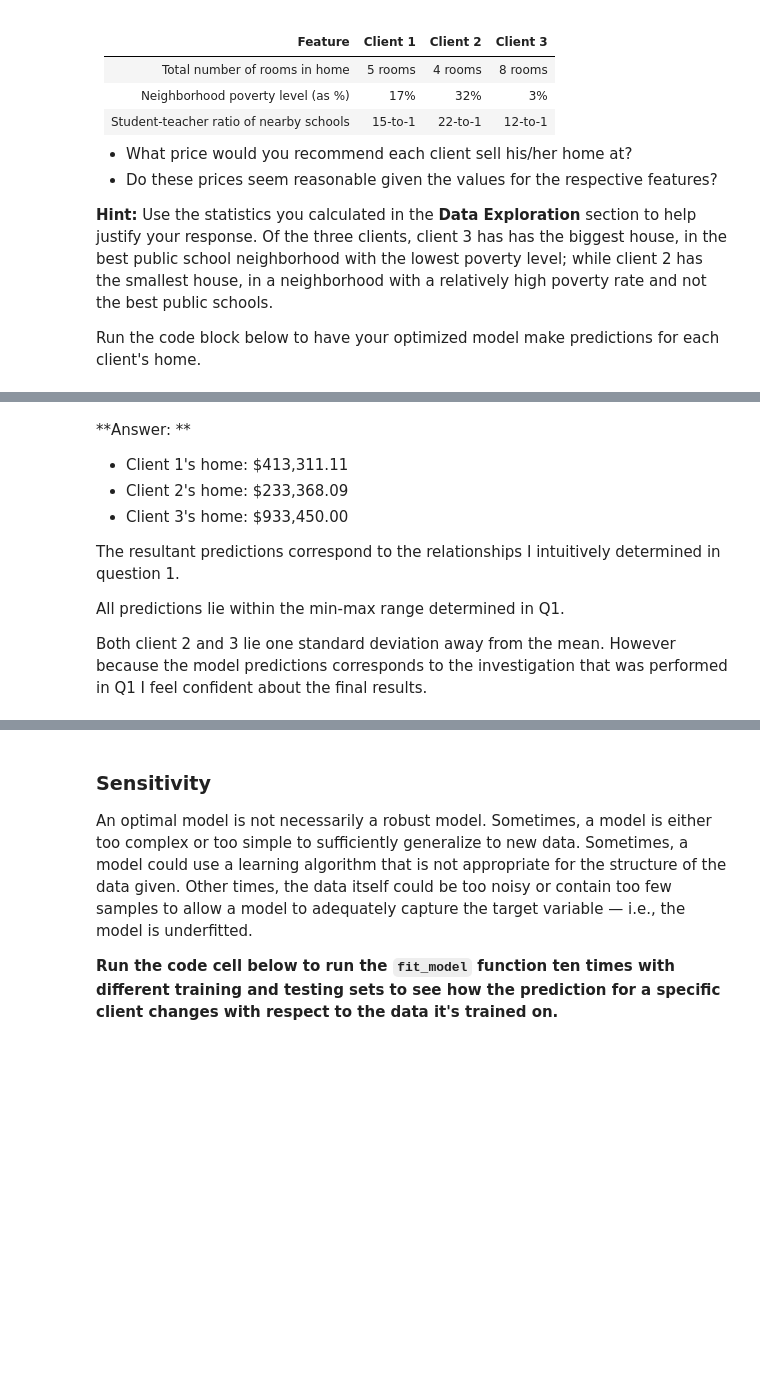
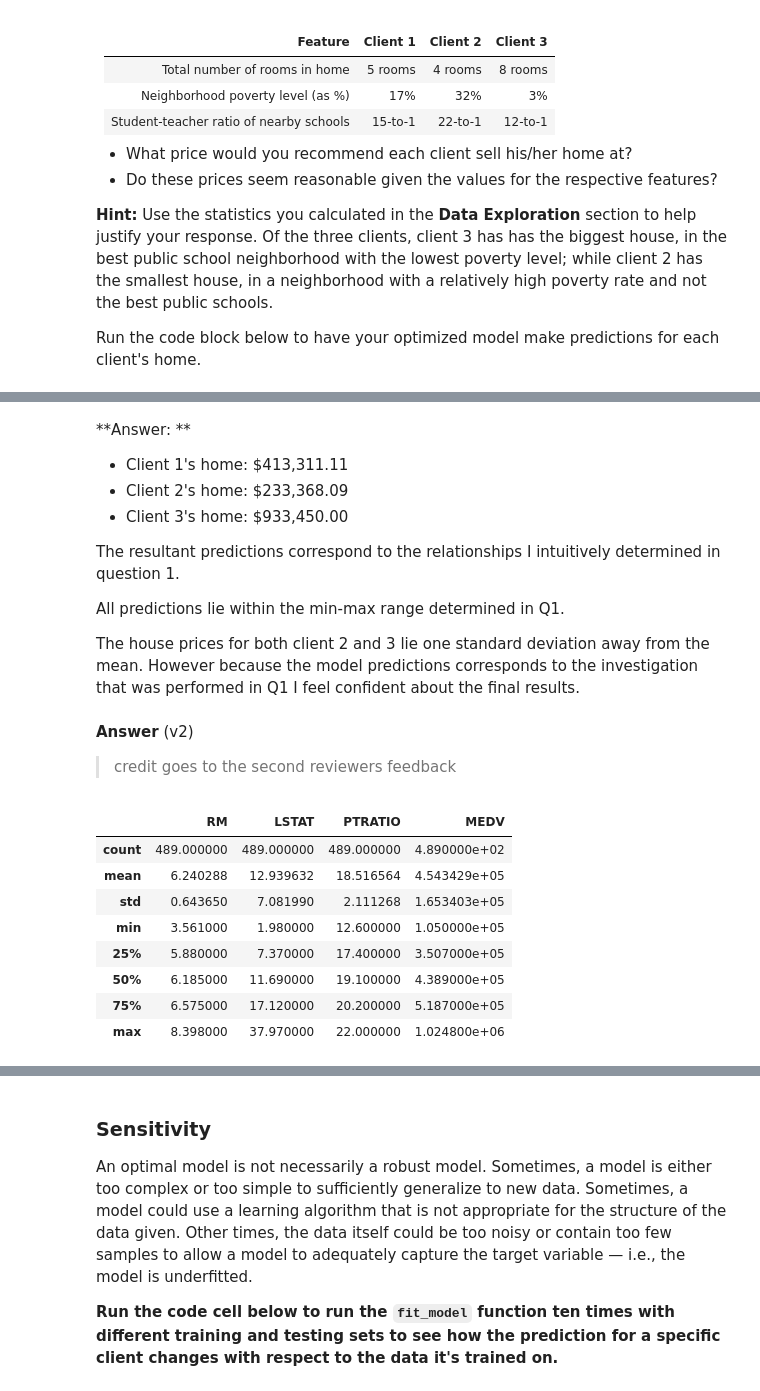
Before and after one commit to JeroenSchmidt/machine-learning, a Jupyter notebook: projects/boston_housing (ML Foundations - main project)/boston_housing.ipynb, the cells around one changed output, grey strips where cells are left out. Cells and saved outputs as stored; diff of their text form; code cells hidden in the pictures; blank space fills up the shorter version.

Commit message:
Finished feedback 2 corrections

```diff
--- a/projects/boston_housing (ML Foundations - main project)/boston_housing.ipynb
+++ b/projects/boston_housing (ML Foundations - main project)/boston_housing.ipynb
@@ -446,4 +472,20 @@ The resultant predictions correspond to the relationships I intuitively determin
 
 All predictions lie within the min-max range determined in Q1.
 
-Both client 2 and 3 lie one standard deviation away from the mean. However because the model predictions corresponds to the investigation that was performed in Q1 I feel confident about the final results.
+The house prices for both client 2 and 3 lie one standard deviation away from the mean. However because the model predictions corresponds to the investigation that was performed in Q1 I feel confident about the final results.
+# %% [markdown]
+
+**Answer** (v2)
+> credit goes to the second reviewers feedback
+# %%
+data.describe()
+# %% [output]
+|  | RM | LSTAT | PTRATIO | MEDV |
+| count | 489.000000 | 489.000000 | 489.000000 | 4.890000e+02 |
+| mean | 6.240288 | 12.939632 | 18.516564 | 4.543429e+05 |
+| std | 0.643650 | 7.081990 | 2.111268 | 1.653403e+05 |
+| min | 3.561000 | 1.980000 | 12.600000 | 1.050000e+05 |
+| 25% | 5.880000 | 7.370000 | 17.400000 | 3.507000e+05 |
+| 50% | 6.185000 | 11.690000 | 19.100000 | 4.389000e+05 |
+| 75% | 6.575000 | 17.120000 | 20.200000 | 5.187000e+05 |
+| max | 8.398000 | 37.970000 | 22.000000 | 1.024800e+06 |
```
Also changed, not shown: parts of 16 cells of this notebook, 3 other files.
